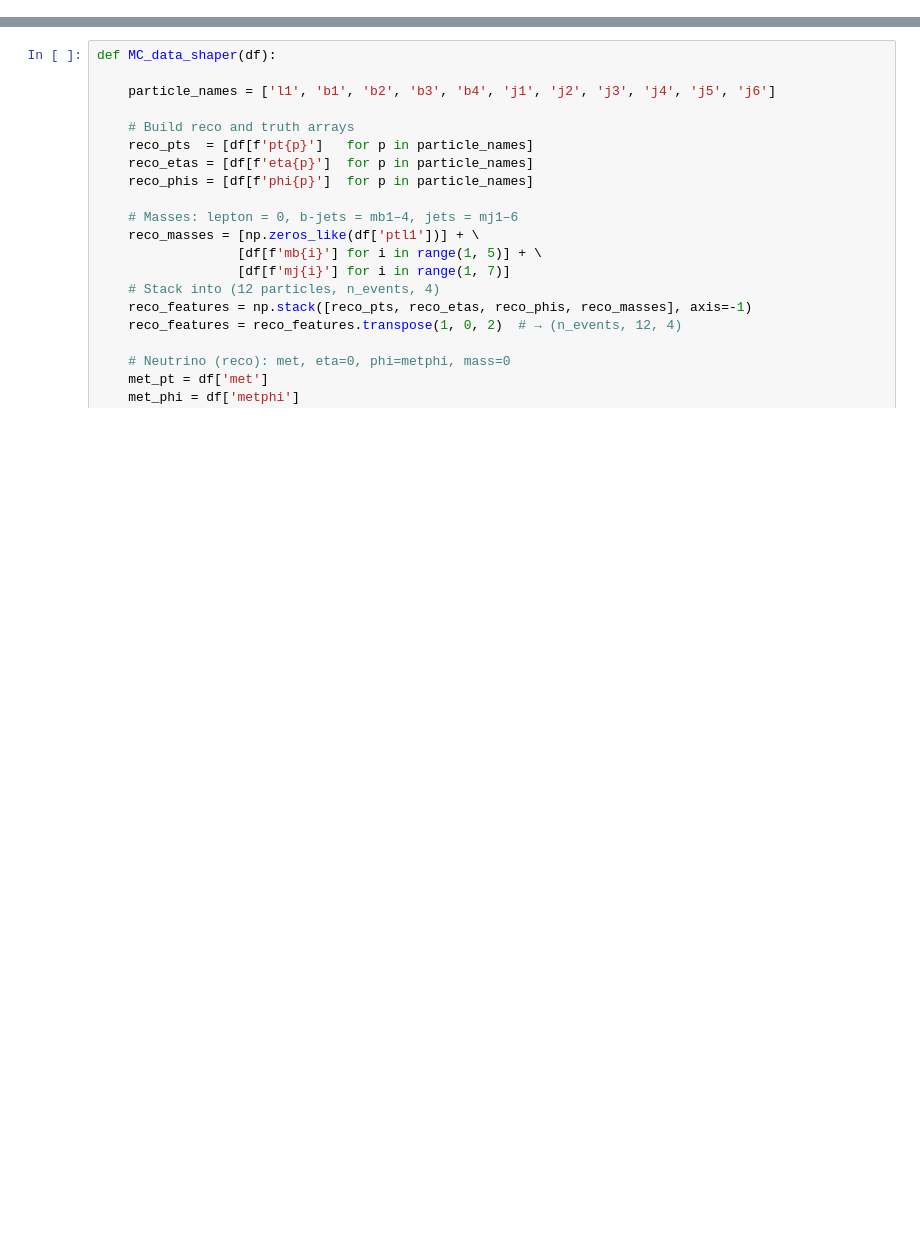
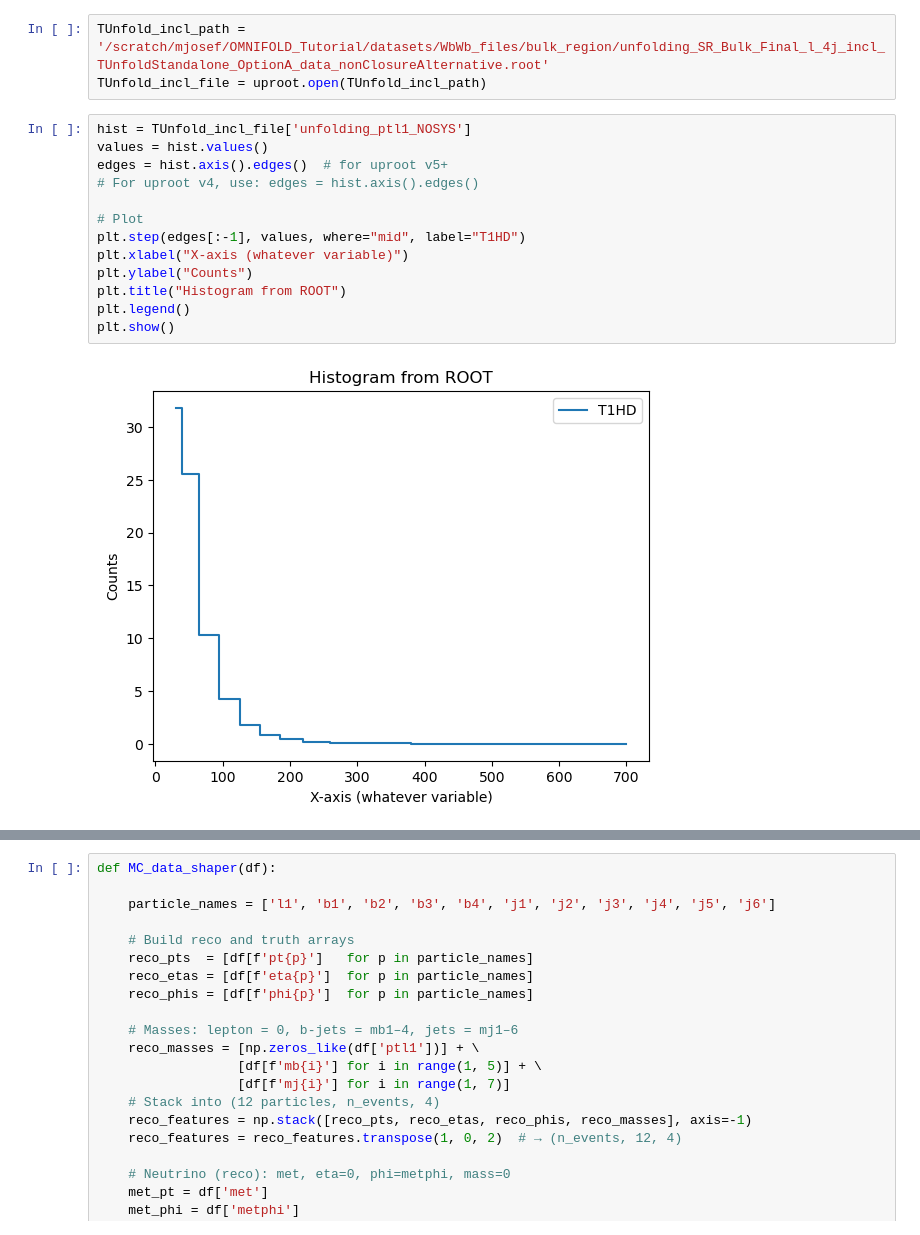
Before and after one commit to josefmurnauer/omnifold, a Jupyter notebook: Unfolding_WWbb_no_corrections.ipynb, the cells around one changed output, grey strips where cells are left out. Cells and saved outputs as stored; diff of their text form; blank space fills up the shorter version.

```diff
--- a/Unfolding_WWbb_no_corrections.ipynb
+++ b/Unfolding_WWbb_no_corrections.ipynb
@@ -57 +46,19 @@ Horovod not found, will continue with single only GPUs.
+# %%
+TUnfold_incl_path = '/scratch/mjosef/OMNIFOLD_Tutorial/datasets/WbWb_files/bulk_region/unfolding_SR_Bulk_Final_l_4j_incl_TUnfoldStandalone_OptionA_data_nonClosureAlternative.root'
+TUnfold_incl_file = uproot.open(TUnfold_incl_path)
+# %%
+hist = TUnfold_incl_file['unfolding_ptl1_NOSYS']
+values = hist.values()
+edges = hist.axis().edges()  # for uproot v5+
+# For uproot v4, use: edges = hist.axis().edges()
+
+# Plot
+plt.step(edges[:-1], values, where="mid", label="T1HD")
+plt.xlabel("X-axis (whatever variable)")
+plt.ylabel("Counts")
+plt.title("Histogram from ROOT")
+plt.legend()
+plt.show()
+# %% [output]
+[figure, added]
 # %%
```
Also changed, not shown: parts of 29 cells of this notebook.
